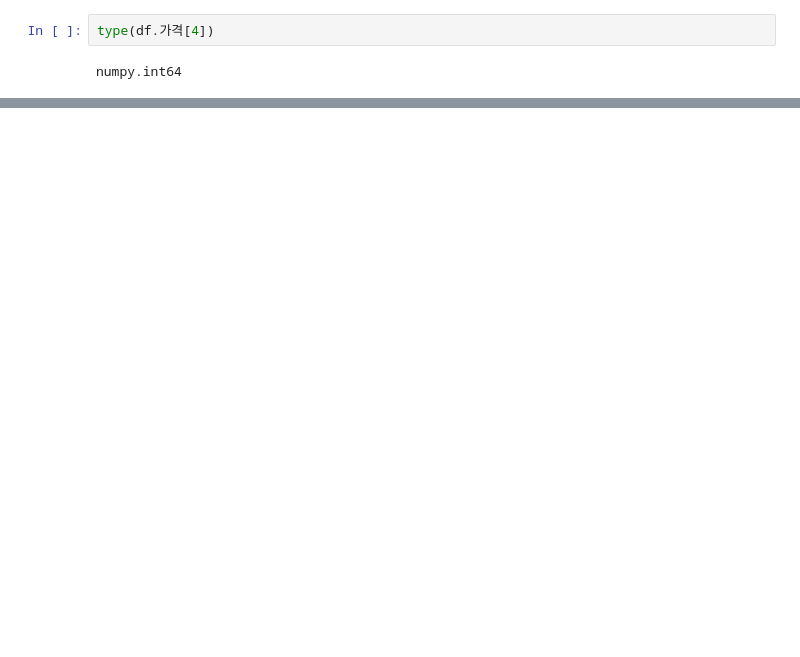
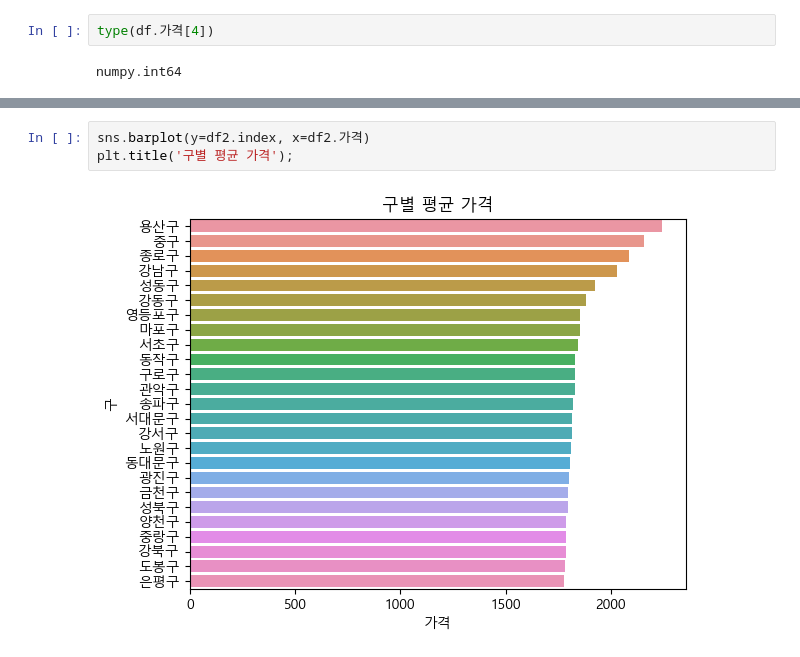
Before and after one commit to bong9C/DataAnalysis-2023.09, a Jupyter notebook: 05.Crawling/15.Opinet.ipynb, the cells around one changed output, grey strips where cells are left out. Drawn from its saved outputs; the diff is of its cells as text; blank space fills up the shorter version.

```diff
--- a/05.Crawling/15.Opinet.ipynb
+++ b/05.Crawling/15.Opinet.ipynb
@@ -348,0 +321,5 @@ df
+# %%
+sns.barplot(y=df2.index, x=df2.가격)
+plt.title('구별 평균 가격');
+# %% [output]
+[figure, added]
```
Also changed, not shown: parts of 17 cells of this notebook, 1 other file.
